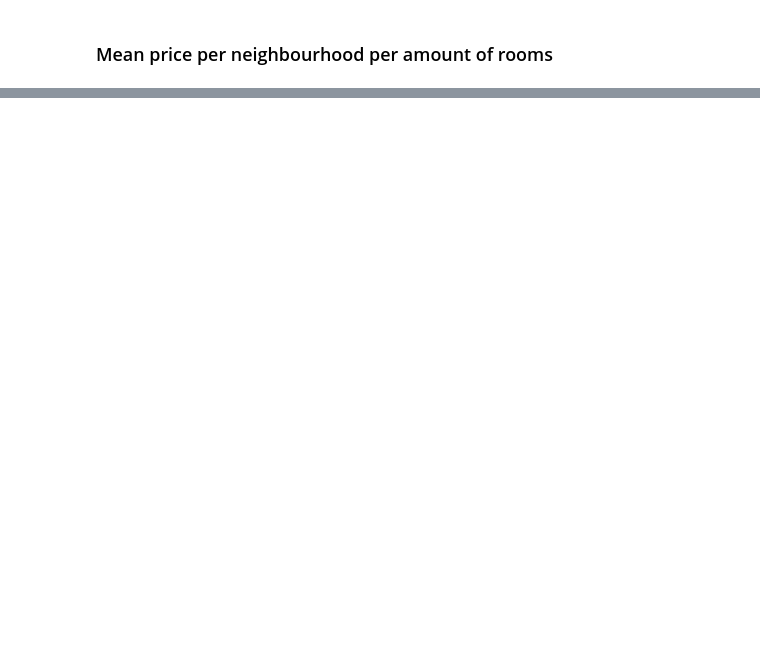
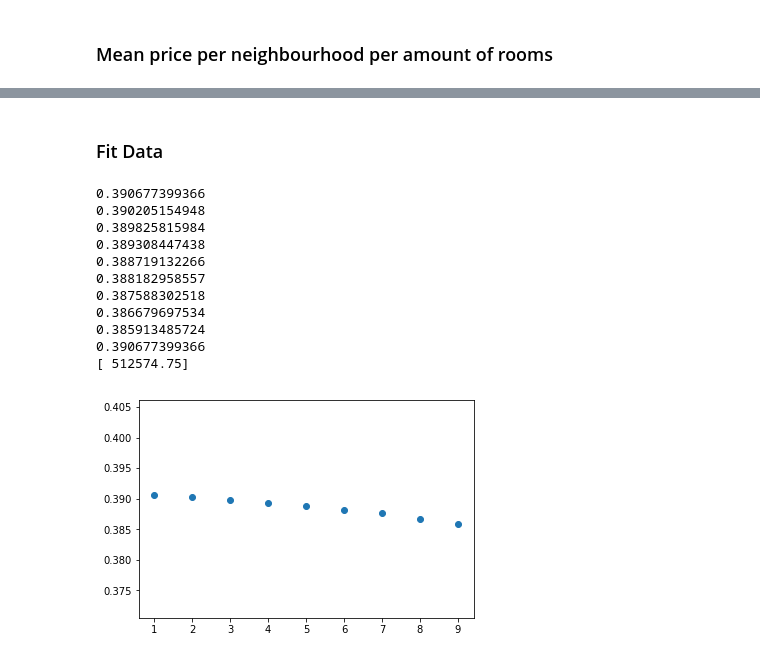
Before and after one commit to jshnaidman/DataDive-2017, a Jupyter notebook: DATA/Untitled.ipynb, the cells around one changed output, grey strips where cells are left out. Saved outputs shown, nothing was run; the diff lists cells and outputs as text; code cells hidden in the pictures; blank space fills up the shorter version.

```diff
--- a/DATA/Untitled.ipynb
+++ b/DATA/Untitled.ipynb
@@ -204,0 +224,46 @@ plt.tight_layout()
+# %% [markdown]
+### Fit Data
+# %%
+from sklearn.model_selection import train_test_split
+from sklearn import preprocessing
+
+#TODO TEST WITH DIFFERENT RATIOS TRAIN/TEST
+X_train, X_test, y_train, y_test = train_test_split(data[['price_x','bedrooms','bathrooms','zipcode']], data['price_y_avg'], random_state=0)
+# normalize price_x to be equivalent in weight to bathrooms and bedrooms attributes
+# FIND WAY TO NORMALIZE ONLY THE price_x attribute
+# X_train_scaled = preprocessing.scale(X_train)
+# X_test_scaled = preprocessing.scale(X_test)
+# %%
+from sklearn.neighbors import KNeighborsRegressor
+
+real_y_idx = y_test.index.values
+real_y = data.price_y.loc[real_y_idx]
+
+ns = []
+for i in range(1, 10):
+    reg = KNeighborsRegressor(n_neighbors=i)
+    reg.fit(X_train, y_train)
+    ns.append(reg.score(X_test,real_y))
+    print(ns[i-1])
+
+plt.scatter(range(1,10),ns)
+
+mx=max(ns)
+print(mx)
+reg = KNeighborsRegressor(n_neighbors=ns.index(mx)+1)
+reg.fit(X_train,y_train)
+# TODO PREDICT WTIH MORE VARIANTS
+print(reg.predict([[80,3,1.5,98103]]))
+# %% [output]
+0.390677399366
+0.390205154948
+0.389825815984
+0.389308447438
+0.388719132266
+0.388182958557
+0.387588302518
+0.386679697534
+0.385913485724
+0.390677399366
+[ 512574.75]
+[figure, added]
```
Also changed, not shown: parts of 11 cells of this notebook.
